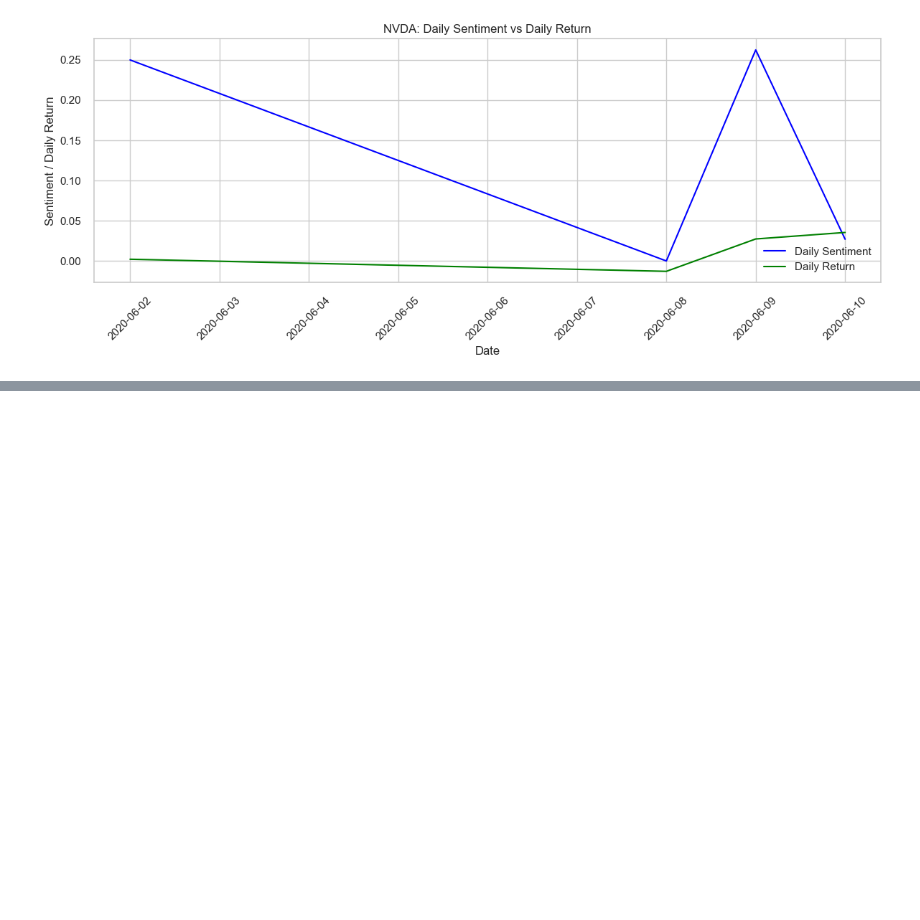
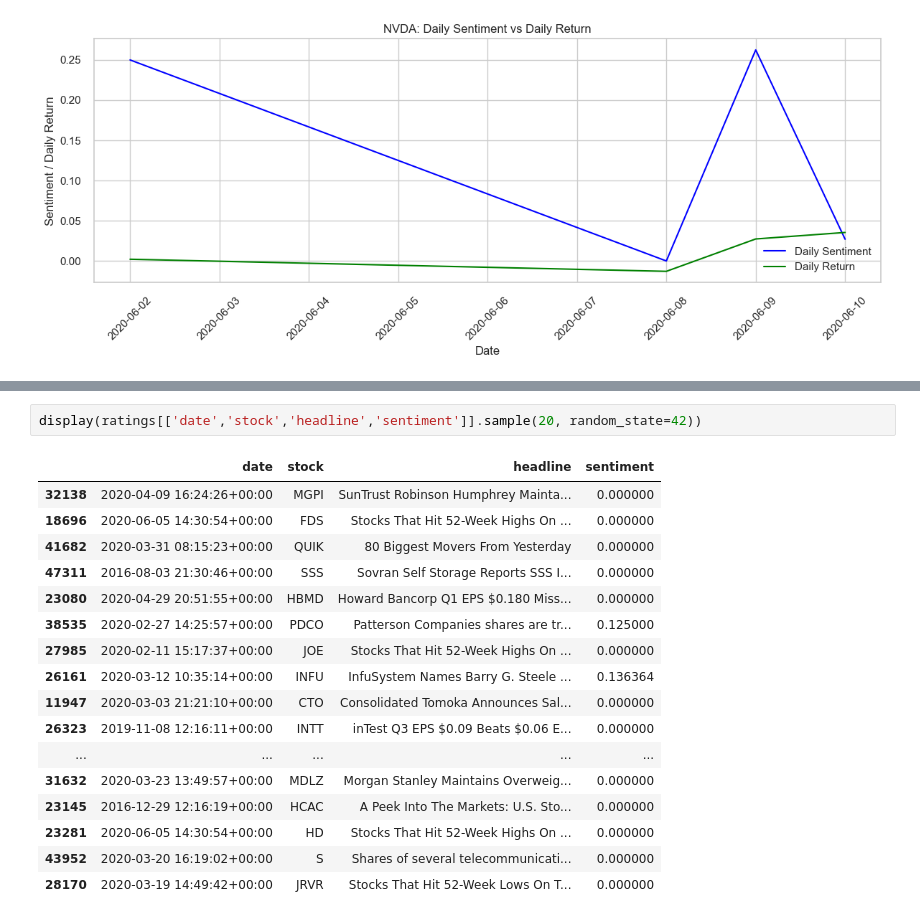
Before and after one commit to Feven777/Predicting_Price_Moves_with_News_Sentiment, a Jupyter notebook: notebooks/stock.ipynb, the cells around one changed output, grey strips where cells are left out. Cells and saved outputs as stored; diff of their text form; blank space fills up the shorter version.

```diff
--- a/notebooks/stock.ipynb
+++ b/notebooks/stock.ipynb
@@ -652,0 +880,20 @@ No news found for MSFT
+# %%
+display(ratings[['date','stock','headline','sentiment']].sample(20, random_state=42))
+# %% [output]
+|  | date | stock | headline | sentiment |
+| 32138 | 2020-04-09 16:24:26+00:00 | MGPI | SunTrust Robinson Humphrey Mainta... | 0.000000 |
+| 18696 | 2020-06-05 14:30:54+00:00 | FDS | Stocks That Hit 52-Week Highs On ... | 0.000000 |
+| 41682 | 2020-03-31 08:15:23+00:00 | QUIK | 80 Biggest Movers From Yesterday | 0.000000 |
+| 47311 | 2016-08-03 21:30:46+00:00 | SSS | Sovran Self Storage Reports SSS I... | 0.000000 |
+| 23080 | 2020-04-29 20:51:55+00:00 | HBMD | Howard Bancorp Q1 EPS $0.180 Miss... | 0.000000 |
+| 38535 | 2020-02-27 14:25:57+00:00 | PDCO | Patterson Companies shares are tr... | 0.125000 |
+| 27985 | 2020-02-11 15:17:37+00:00 | JOE | Stocks That Hit 52-Week Highs On ... | 0.000000 |
+| 26161 | 2020-03-12 10:35:14+00:00 | INFU | InfuSystem Names Barry G. Steele ... | 0.136364 |
+| 11947 | 2020-03-03 21:21:10+00:00 | CTO | Consolidated Tomoka Announces Sal... | 0.000000 |
+| 26323 | 2019-11-08 12:16:11+00:00 | INTT | inTest Q3 EPS $0.09 Beats $0.06 E... | 0.000000 |
+| ... | ... | ... | ... | ... |
+| 31632 | 2020-03-23 13:49:57+00:00 | MDLZ | Morgan Stanley Maintains Overweig... | 0.000000 |
+| 23145 | 2016-12-29 12:16:19+00:00 | HCAC | A Peek Into The Markets: U.S. Sto... | 0.000000 |
+| 23281 | 2020-06-05 14:30:54+00:00 | HD | Stocks That Hit 52-Week Highs On ... | 0.000000 |
+| 43952 | 2020-03-20 16:19:02+00:00 | S | Shares of several telecommunicati... | 0.000000 |
+| 28170 | 2020-03-19 14:49:42+00:00 | JRVR | Stocks That Hit 52-Week Lows On T... | 0.000000 |
```
Also changed, not shown: parts of 9 cells of this notebook.
